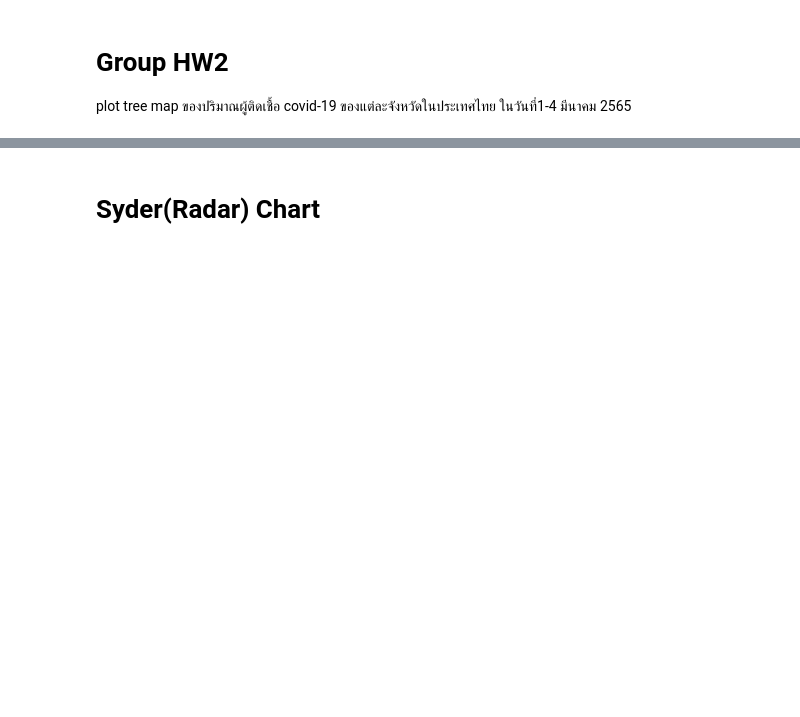
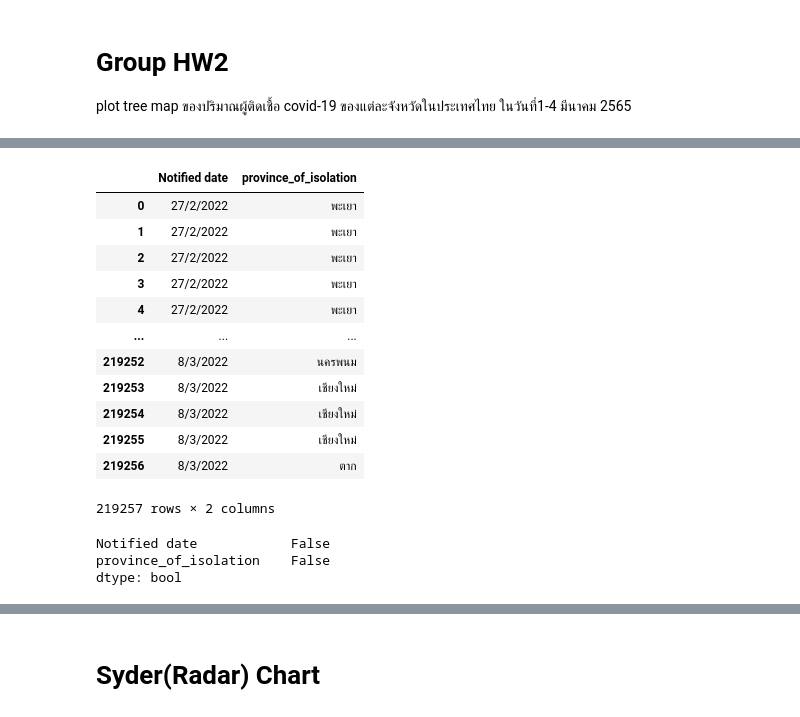
Before and after one commit to suphalaksana/data_viz_2022, a Jupyter notebook: DataViz04_Data_Comparison.ipynb, the cells around one changed output, grey strips where cells are left out. Saved outputs shown, nothing was run; the diff lists cells and outputs as text; code cells hidden in the pictures; blank space fills up the shorter version.

```diff
--- a/DataViz04_Data_Comparison.ipynb
+++ b/DataViz04_Data_Comparison.ipynb
@@ -420,0 +446,23 @@ plot tree map ของปริมาณผู้ติดเชื้อ covid
+# %%
+data_g = data[['Notified date','province_of_isolation']]  #เลือกมาแค่วันที่กับจังหวัด
+data_g
+# %% [output]
+|  | Notified date | province_of_isolation |
+| 0 | 27/2/2022 | พะเยา |
+| 1 | 27/2/2022 | พะเยา |
+| 2 | 27/2/2022 | พะเยา |
+| 3 | 27/2/2022 | พะเยา |
+| 4 | 27/2/2022 | พะเยา |
+| ... | ... | ... |
+| 219252 | 8/3/2022 | นครพนม |
+| 219253 | 8/3/2022 | เชียงใหม่ |
+| 219254 | 8/3/2022 | เชียงใหม่ |
+| 219255 | 8/3/2022 | เชียงใหม่ |
+| 219256 | 8/3/2022 | ตาก |
+219257 rows × 2 columns
+# %%
+data_g.isnull().any()  #ไม่มีค่าว่าง
+# %% [output]
+Notified date            False
+province_of_isolation    False
+dtype: bool
```
Also changed, not shown: parts of 17 cells of this notebook.
